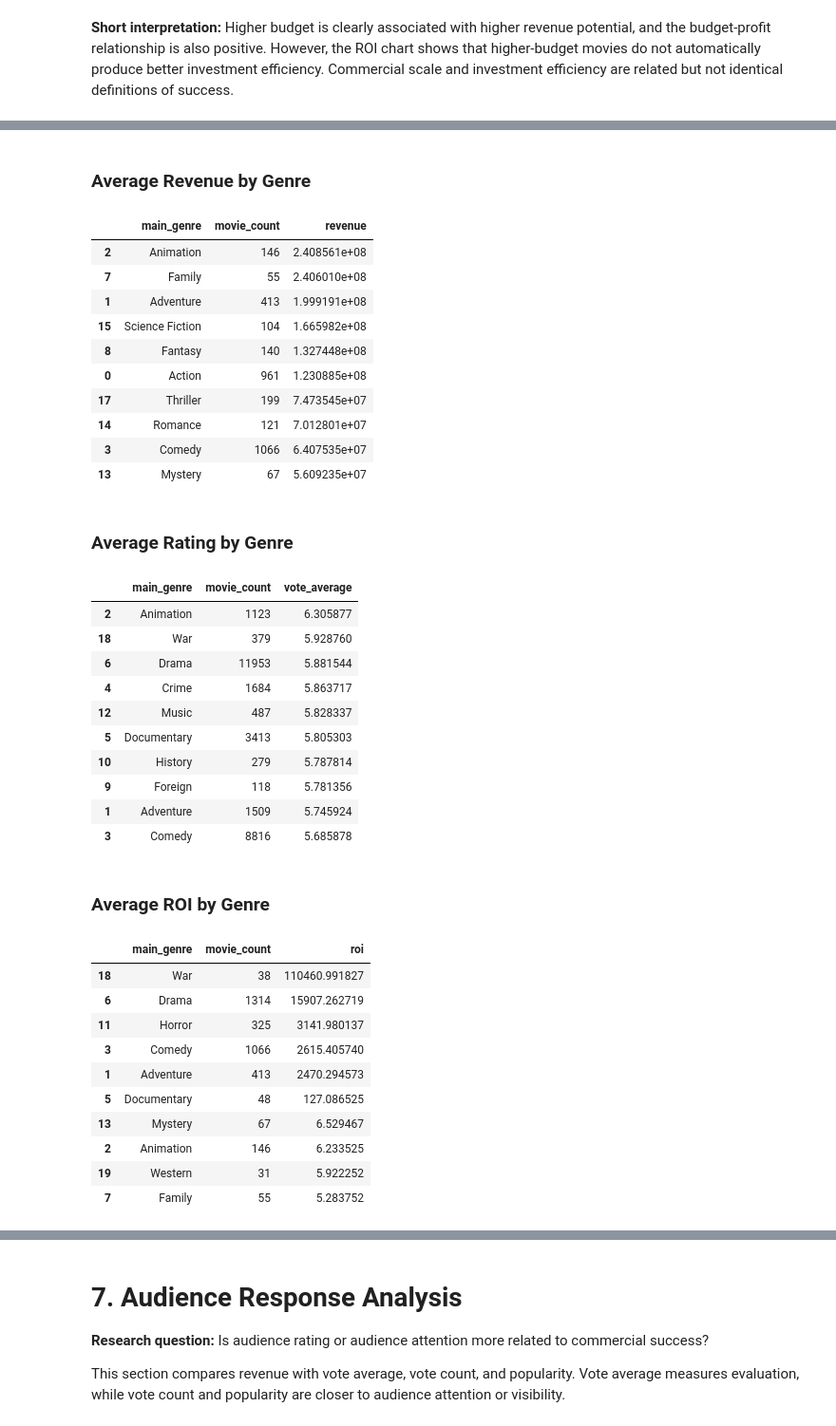
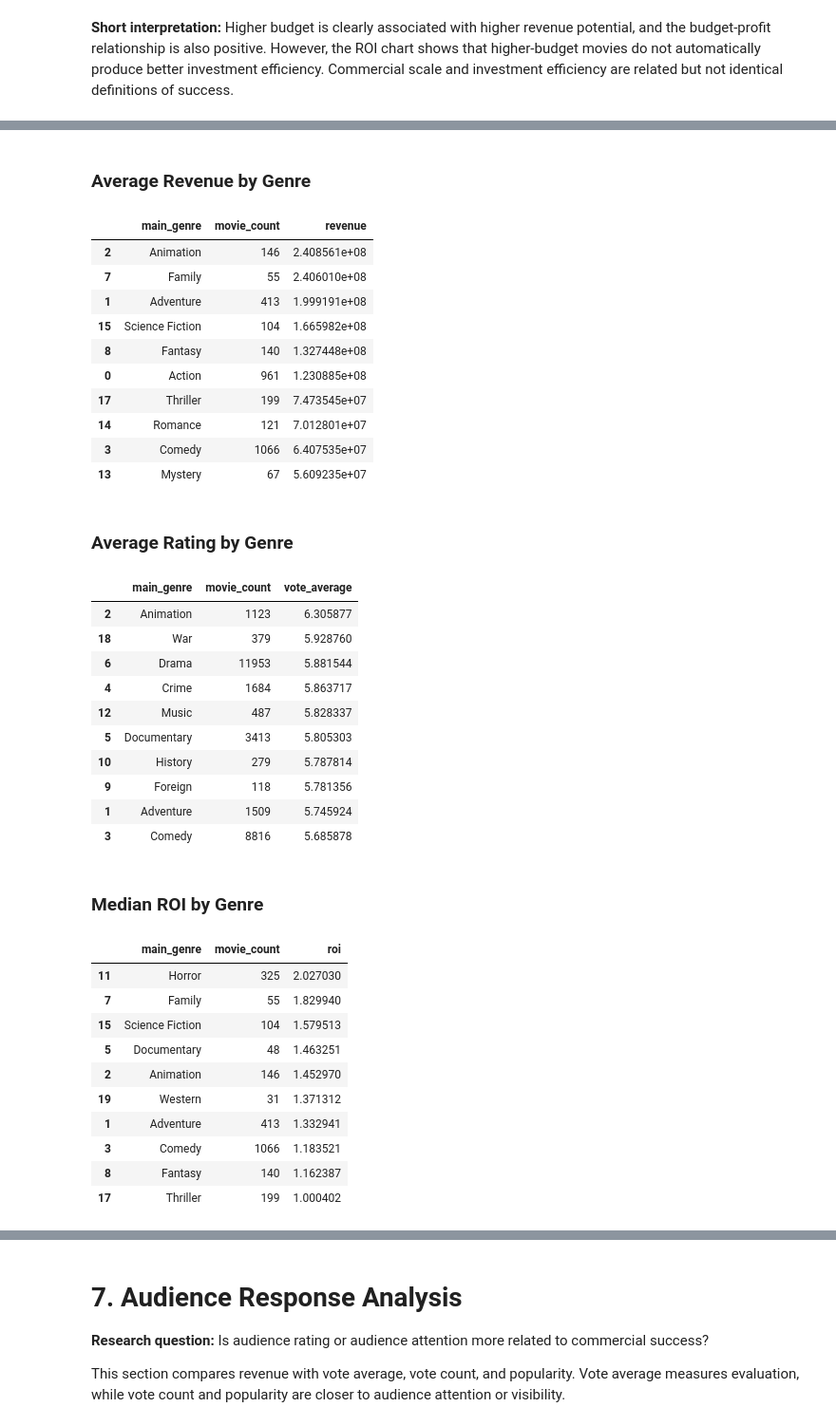
Before and after one commit to LiuZihao-Louis/IMDB_analysis, a Jupyter notebook: notebooks/01_data_analysis.ipynb, the cells around one changed output, grey strips where cells are left out. Shown at 95% size. Drawn from its saved outputs; the diff is of its cells as text; code cells hidden in the pictures.

```diff
--- a/notebooks/01_data_analysis.ipynb
+++ b/notebooks/01_data_analysis.ipynb
@@ -268,49 +276,49 @@ This section uses `main_genre`, extracted from the first listed genre in the met
 # %%
 genre_revenue = genre_metric_table(financial_movies, "revenue", min_count=30, top_n=10)
 genre_rating = genre_metric_table(cleaned_movies, "vote_average", min_count=100, top_n=10)
-genre_roi = genre_metric_table(financial_movies, "roi", min_count=30, top_n=10)
+genre_roi = genre_metric_table(financial_movies, "roi", min_count=30, top_n=10, metric="median")
 
 display(Markdown("### Average Revenue by Genre"))
 display(genre_revenue)
 display(Markdown("### Average Rating by Genre"))
 display(genre_rating)
-display(Markdown("### Average ROI by Genre"))
+display(Markdown("### Median ROI by Genre"))
 display(genre_roi)
 # %% [output]
 ### Average Revenue by Genre
 |  | main_genre | movie_count | revenue |
 | 2 | Animation | 146 | 2.408561e+08 |
 | 7 | Family | 55 | 2.406010e+08 |
 | 1 | Adventure | 413 | 1.999191e+08 |
 | 15 | Science Fiction | 104 | 1.665982e+08 |
 | 8 | Fantasy | 140 | 1.327448e+08 |
 | 0 | Action | 961 | 1.230885e+08 |
 | 17 | Thriller | 199 | 7.473545e+07 |
 | 14 | Romance | 121 | 7.012801e+07 |
 | 3 | Comedy | 1066 | 6.407535e+07 |
 | 13 | Mystery | 67 | 5.609235e+07 |
 ### Average Rating by Genre
 |  | main_genre | movie_count | vote_average |
 | 2 | Animation | 1123 | 6.305877 |
 | 18 | War | 379 | 5.928760 |
 | 6 | Drama | 11953 | 5.881544 |
 | 4 | Crime | 1684 | 5.863717 |
 | 12 | Music | 487 | 5.828337 |
 | 5 | Documentary | 3413 | 5.805303 |
 | 10 | History | 279 | 5.787814 |
 | 9 | Foreign | 118 | 5.781356 |
 | 1 | Adventure | 1509 | 5.745924 |
 | 3 | Comedy | 8816 | 5.685878 |
-### Average ROI by Genre
+### Median ROI by Genre
 |  | main_genre | movie_count | roi |
-| 18 | War | 38 | 110460.991827 |
-| 6 | Drama | 1314 | 15907.262719 |
-| 11 | Horror | 325 | 3141.980137 |
-| 3 | Comedy | 1066 | 2615.405740 |
-| 1 | Adventure | 413 | 2470.294573 |
-| 5 | Documentary | 48 | 127.086525 |
-| 13 | Mystery | 67 | 6.529467 |
-| 2 | Animation | 146 | 6.233525 |
-| 19 | Western | 31 | 5.922252 |
-| 7 | Family | 55 | 5.283752 |
+| 11 | Horror | 325 | 2.027030 |
+| 7 | Family | 55 | 1.829940 |
+| 15 | Science Fiction | 104 | 1.579513 |
+| 5 | Documentary | 48 | 1.463251 |
+| 2 | Animation | 146 | 1.452970 |
+| 19 | Western | 31 | 1.371312 |
+| 1 | Adventure | 413 | 1.332941 |
+| 3 | Comedy | 1066 | 1.183521 |
+| 8 | Fantasy | 140 | 1.162387 |
+| 17 | Thriller | 199 | 1.000402 |
 # %%
```
Also changed, not shown: parts of 11 cells of this notebook, 5 other files.
